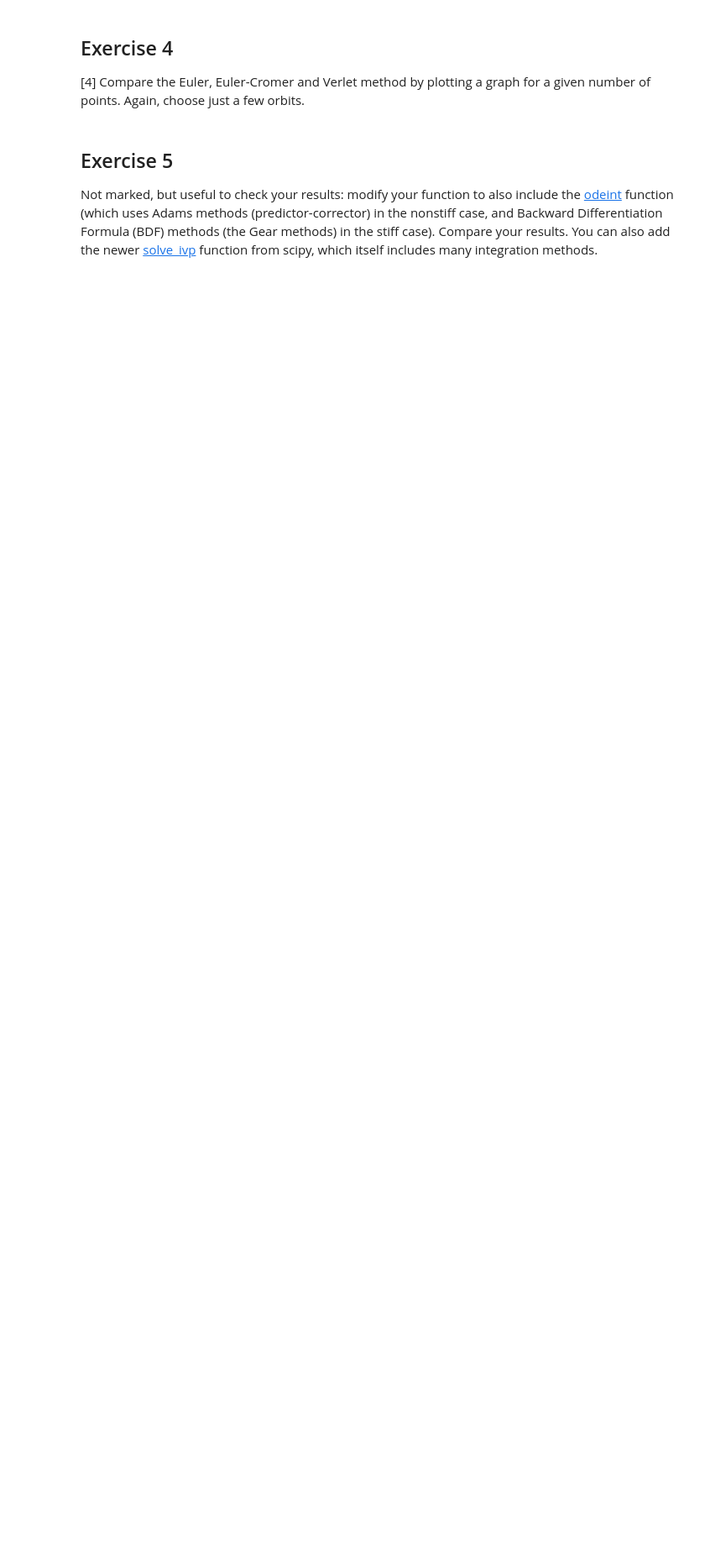
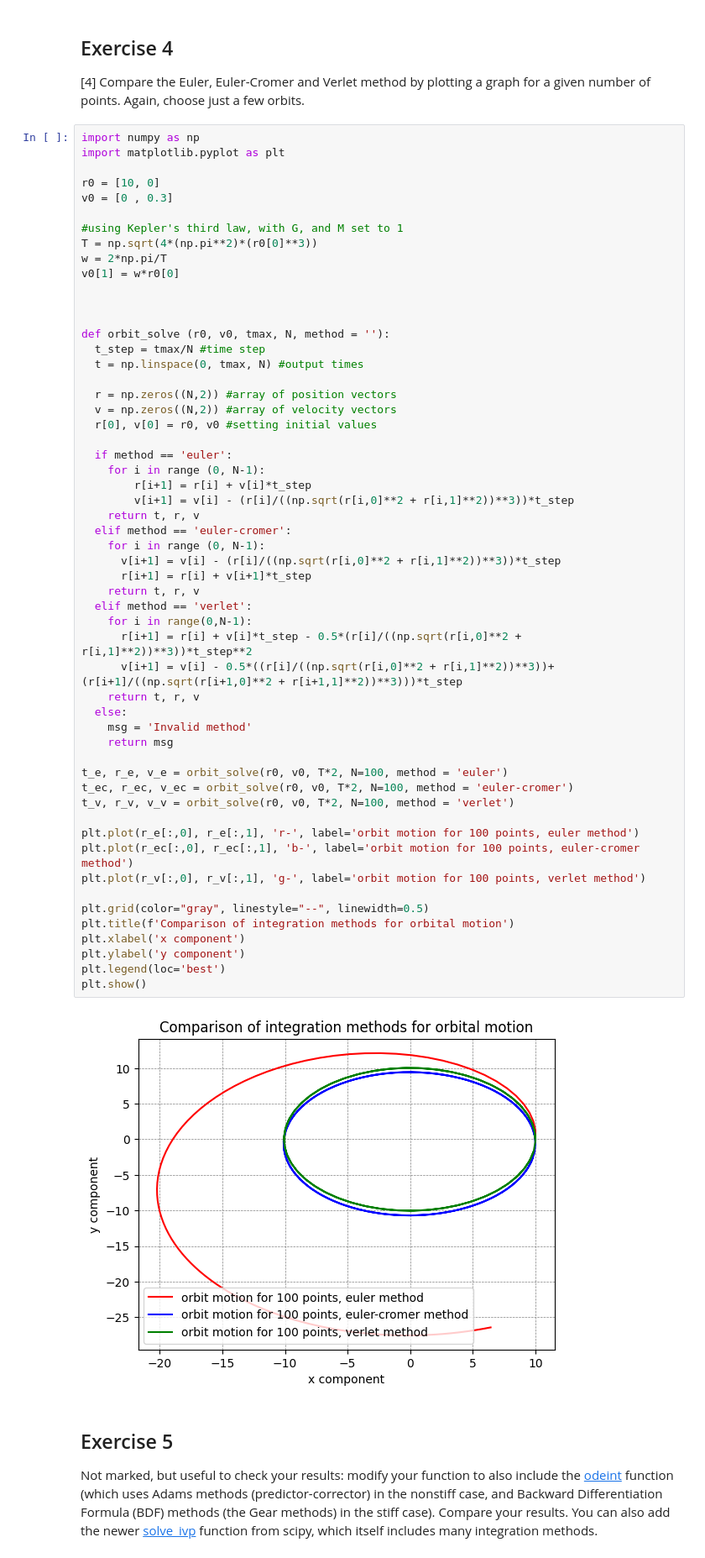
Before and after one commit to PX2145-2025/week-9-b-Dvorak-Gabriel, a Jupyter notebook: ODEs_2.ipynb, the cells around one changed output. Shown: that part at 84% size. Drawn from its saved outputs; the diff is of its cells as text; blank space fills up the shorter version.

```diff
--- a/ODEs_2.ipynb
+++ b/ODEs_2.ipynb
@@ -357,6 +423,63 @@ plt.show()
 ## Exercise 4
 
 [4] Compare the Euler, Euler-Cromer and Verlet method by plotting a graph for a given number of points. Again, choose just a few orbits.
+# %%
+import numpy as np
+import matplotlib.pyplot as plt
+
+r0 = [10, 0]
+v0 = [0 , 0.3]
+
+#using Kepler's third law, with G, and M set to 1
+T = np.sqrt(4*(np.pi**2)*(r0[0]**3))
+w = 2*np.pi/T
+v0[1] = w*r0[0]
+
+
+
+def orbit_solve (r0, v0, tmax, N, method = ''):
+  t_step = tmax/N #time step
+  t = np.linspace(0, tmax, N) #output times
+
+  r = np.zeros((N,2)) #array of position vectors
+  v = np.zeros((N,2)) #array of velocity vectors
+  r[0], v[0] = r0, v0 #setting initial values
+
+  if method == 'euler':
+    for i in range (0, N-1):
+        r[i+1] = r[i] + v[i]*t_step
+        v[i+1] = v[i] - (r[i]/((np.sqrt(r[i,0]**2 + r[i,1]**2))**3))*t_step
+    return t, r, v
+  elif method == 'euler-cromer':
+    for i in range (0, N-1):
+      v[i+1] = v[i] - (r[i]/((np.sqrt(r[i,0]**2 + r[i,1]**2))**3))*t_step
+      r[i+1] = r[i] + v[i+1]*t_step
+    return t, r, v
+  elif method == 'verlet':
+    for i in range(0,N-1):
+      r[i+1] = r[i] + v[i]*t_step - 0.5*(r[i]/((np.sqrt(r[i,0]**2 + r[i,1]**2))**3))*t_step**2
+      v[i+1] = v[i] - 0.5*((r[i]/((np.sqrt(r[i,0]**2 + r[i,1]**2))**3))+(r[i+1]/((np.sqrt(r[i+1,0]**2 + r[i+1,1]**2))**3)))*t_step
+    return t, r, v
+  else:
+    msg = 'Invalid method'
+    return msg
+
+t_e, r_e, v_e = orbit_solve(r0, v0, T*2, N=100, method = 'euler')
+t_ec, r_ec, v_ec = orbit_solve(r0, v0, T*2, N=100, method = 'euler-cromer')
+t_v, r_v, v_v = orbit_solve(r0, v0, T*2, N=100, method = 'verlet')
+
+plt.plot(r_e[:,0], r_e[:,1], 'r-', label='orbit motion for 100 points, euler method')
+plt.plot(r_ec[:,0], r_ec[:,1], 'b-', label='orbit motion for 100 points, euler-cromer method')
+plt.plot(r_v[:,0], r_v[:,1], 'g-', label='orbit motion for 100 points, verlet method')
+
+plt.grid(color="gray", linestyle="--", linewidth=0.5)
+plt.title(f'Comparison of integration methods for orbital motion')
+plt.xlabel('x component')
+plt.ylabel('y component')
+plt.legend(loc='best')
+plt.show()
+# %% [output]
+[figure, added]
 # %% [markdown]
 ## Exercise 5
 
```
Also changed, not shown: parts of 3 cells of this notebook.
